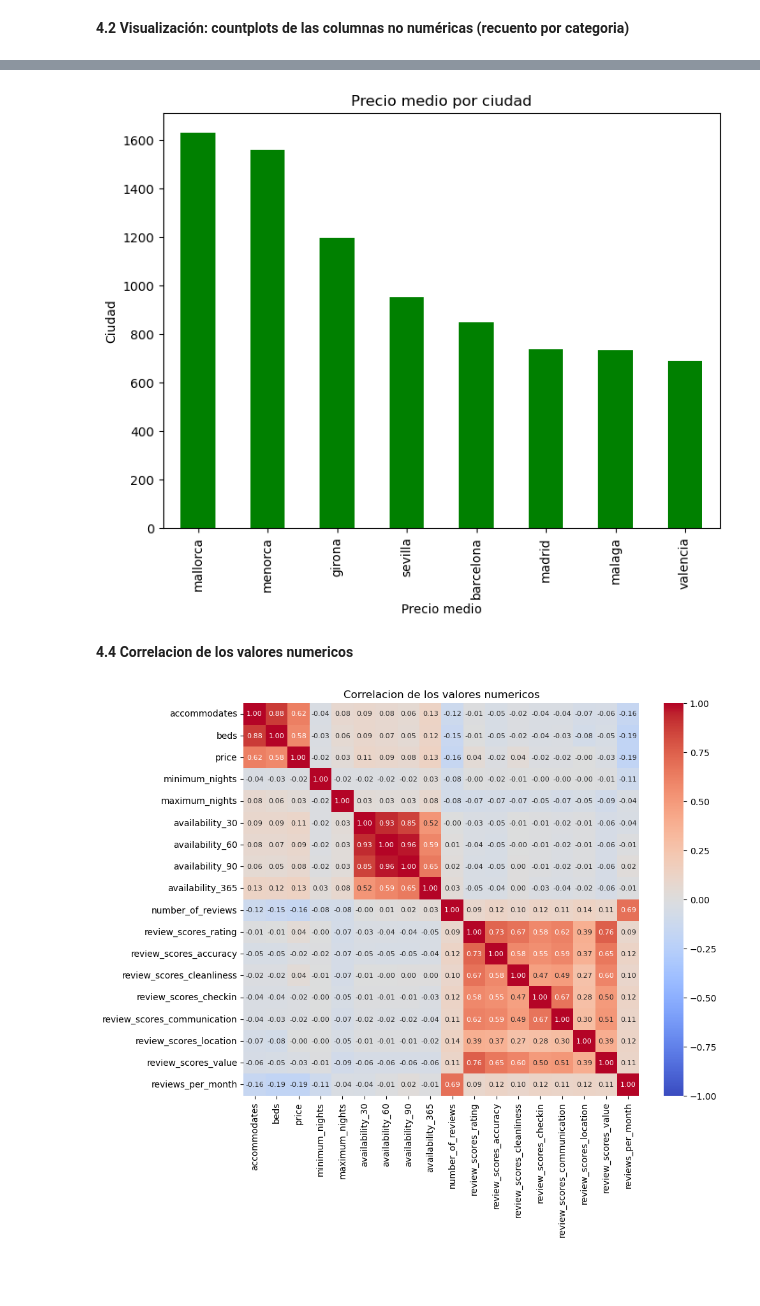
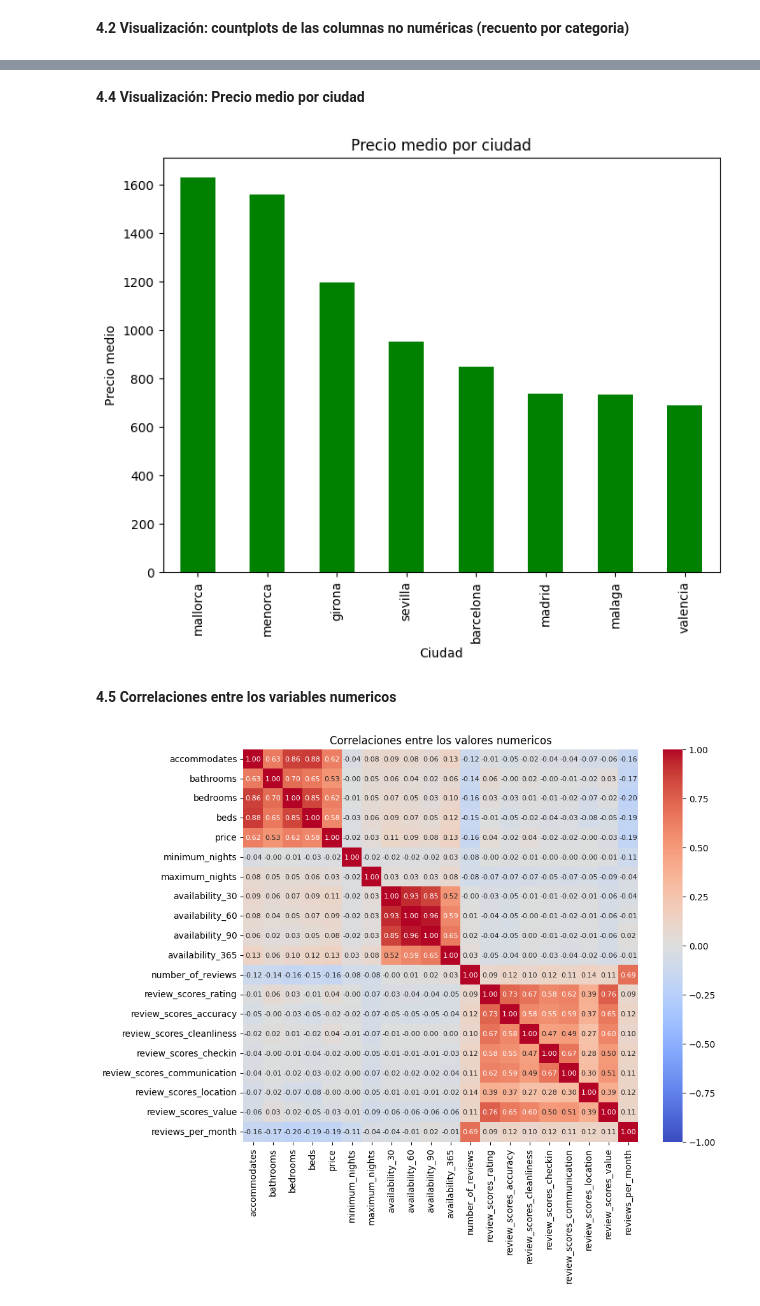
Before and after one commit to esrakesken/turismo-espana-it-academy, a Jupyter notebook: Scripts/EDA19012026.ipynb, the cells around one changed output, grey strips where cells are left out. Saved outputs shown, nothing was run; the diff lists cells and outputs as text; code cells hidden in the pictures; blank space fills up the shorter version.

```diff
--- a/Scripts/EDA_19012026.ipynb
+++ b/Scripts/EDA19012026.ipynb
@@ -33,3 +16,6 @@ connection.close()
+# %%
+ruta = os.path.join('..', 'Data', 'TouristAccommodationRaw19012026.csv')
+df = pd.read_csv(ruta)
 # %% [markdown]
 **2. Información general de la tabla**
 # %%
@@ -228,5 +211,6 @@ plt.show()
+# %% [markdown]
+**4.4 Visualización: Precio medio por ciudad**
 # %%
-#Precio medio por ciudad
 (
     df.groupby('city')['price']
       .mean()
@@ -239,34 +223,34 @@ plt.show()
       )
 )
 
-plt.xlabel("Precio medio")
-plt.ylabel("Ciudad")
+plt.xlabel("Ciudad")
+plt.ylabel("Precio medio")
 plt.title("Precio medio por ciudad")
 plt.show()
 # %% [output]
-[figure, old version]
+[figure, new version]
 # %% [markdown]
-**4.4 Correlacion de los valores numericos**
+**4.5 Correlaciones entre los variables numericos**
 # %%
 numeric_df = df.select_dtypes(include=['int64', 'float64'])
 
 
 numeric_df = numeric_df.drop(columns=['apartment_id', 'host_id'], errors='ignore')
 
 corr = numeric_df.corr()
 
 plt.figure(figsize=(10,8))
 sns.heatmap(
     corr,
     annot=True,
     cmap='coolwarm',
     fmt=".2f",
     annot_kws={"size": 8},
     center=0,
     vmin=-1,
     vmax=1
 )
-plt.title("Correlacion de los valores numericos")
+plt.title("Correlaciones entre los valores numericos")
 plt.show()
 # %% [output]
-[figure, old version]
+[figure, new version]
```
Also changed, not shown: parts of 15 cells of this notebook.
